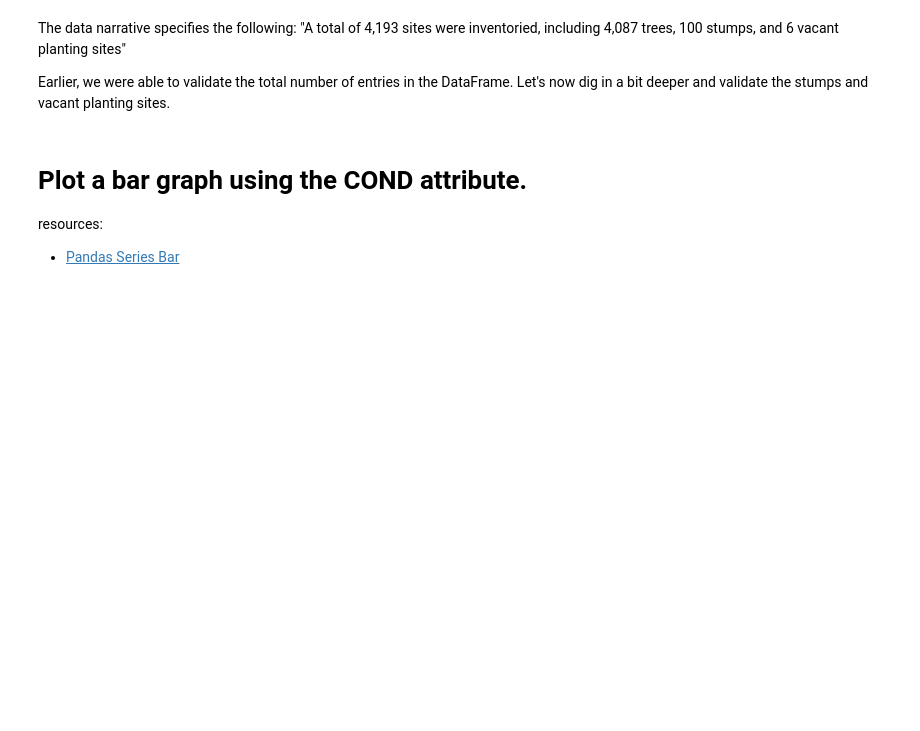
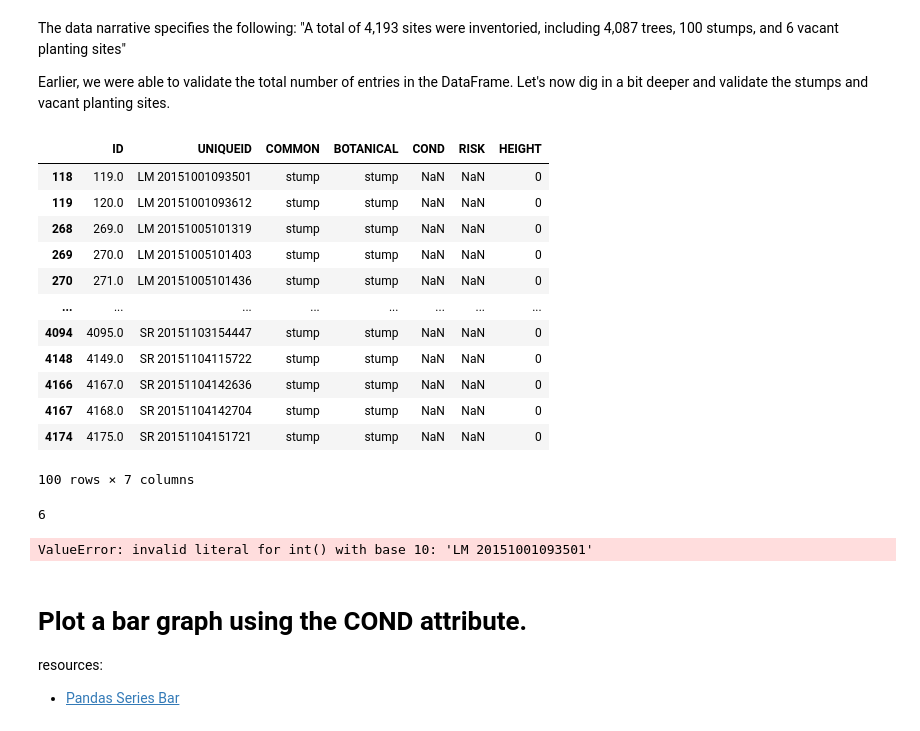
Before and after one commit to 1990Jasonlee/DataEngineering.Labs.CityOfNewarkDETreeSurvey, a Jupyter notebook: newark_de_tree_survey.ipynb, the cells around one changed output. Saved outputs shown, nothing was run; the diff lists cells and outputs as text; code cells hidden in the pictures; blank space fills up the shorter version.

```diff
--- a/newark_de_tree_survey.ipynb
+++ b/newark_de_tree_survey.ipynb
@@ -118,10 +123,34 @@ The data narrative specifies the following:
 Earlier, we were able to validate the total number of entries in the DataFrame. Let's now dig in a bit deeper and validate the stumps and vacant planting sites.
 # %%
 # How many entries are stumps
+stump = df1[df1['COMMON'] == 'stump'].shape[0]
+stump
+# %% [output]
+|  | ID | UNIQUEID | COMMON | BOTANICAL | COND | RISK | HEIGHT |
+| 118 | 119.0 | LM 20151001093501 | stump | stump | NaN | NaN | 0 |
+| 119 | 120.0 | LM 20151001093612 | stump | stump | NaN | NaN | 0 |
+| 268 | 269.0 | LM 20151005101319 | stump | stump | NaN | NaN | 0 |
+| 269 | 270.0 | LM 20151005101403 | stump | stump | NaN | NaN | 0 |
+| 270 | 271.0 | LM 20151005101436 | stump | stump | NaN | NaN | 0 |
+| ... | ... | ... | ... | ... | ... | ... | ... |
+| 4094 | 4095.0 | SR 20151103154447 | stump | stump | NaN | NaN | 0 |
+| 4148 | 4149.0 | SR 20151104115722 | stump | stump | NaN | NaN | 0 |
+| 4166 | 4167.0 | SR 20151104142636 | stump | stump | NaN | NaN | 0 |
+| 4167 | 4168.0 | SR 20151104142704 | stump | stump | NaN | NaN | 0 |
+| 4174 | 4175.0 | SR 20151104151721 | stump | stump | NaN | NaN | 0 |
+100 rows × 7 columns
 # %%
 # How many entries are vacant sites
+vacant = df1[df1['COMMON'].str.contains('vacant')].shape[0]
+vacant
+# %% [output]
+6
 # %%
 # Do these number add up?
+total = sum(4087+stump.astype(int)+vacant.astype(int))
+total
+# %% [output]
+ValueError: invalid literal for int() with base 10: 'LM 20151001093501'
 # %% [markdown]
 # Plot a bar graph using the COND attribute.
 
```
Also changed, not shown: parts of 2 cells of this notebook.
